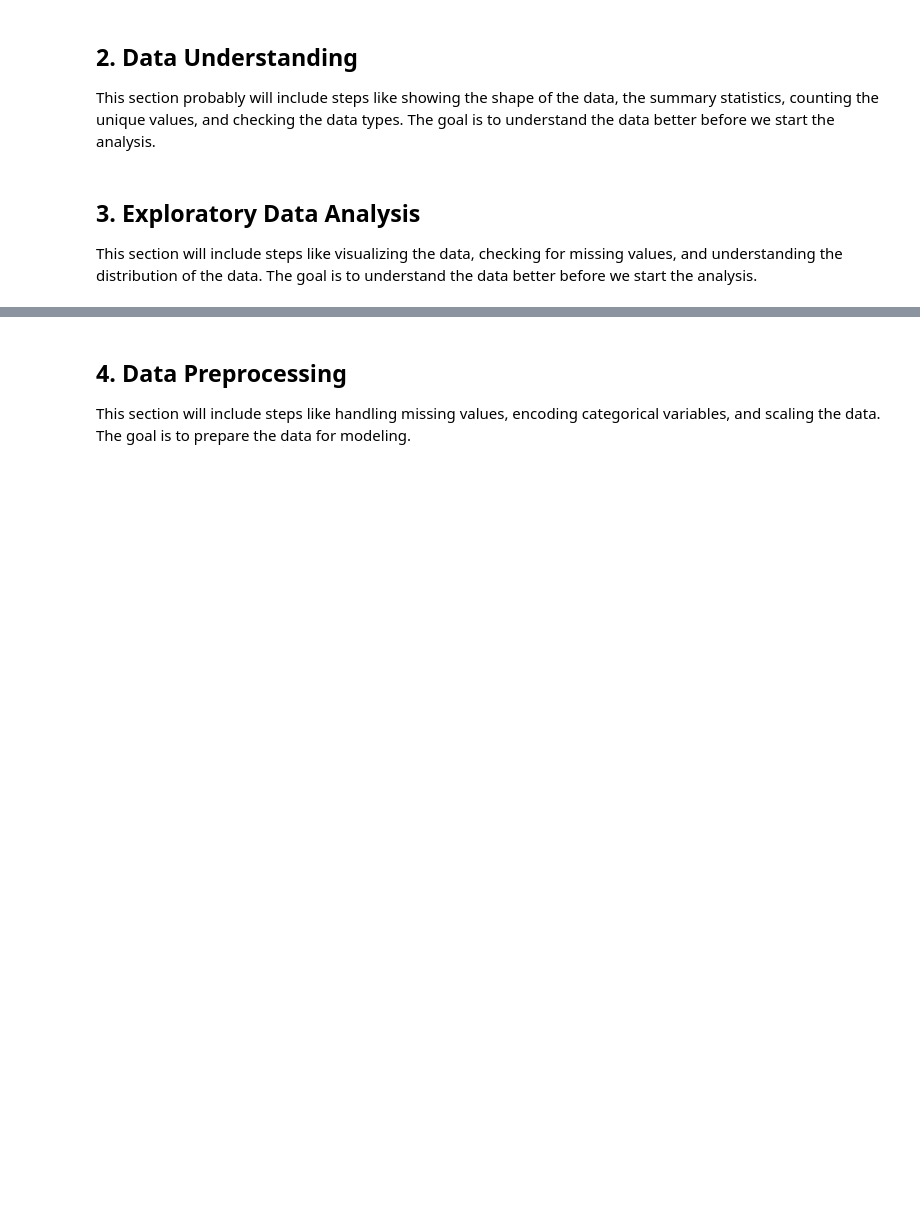
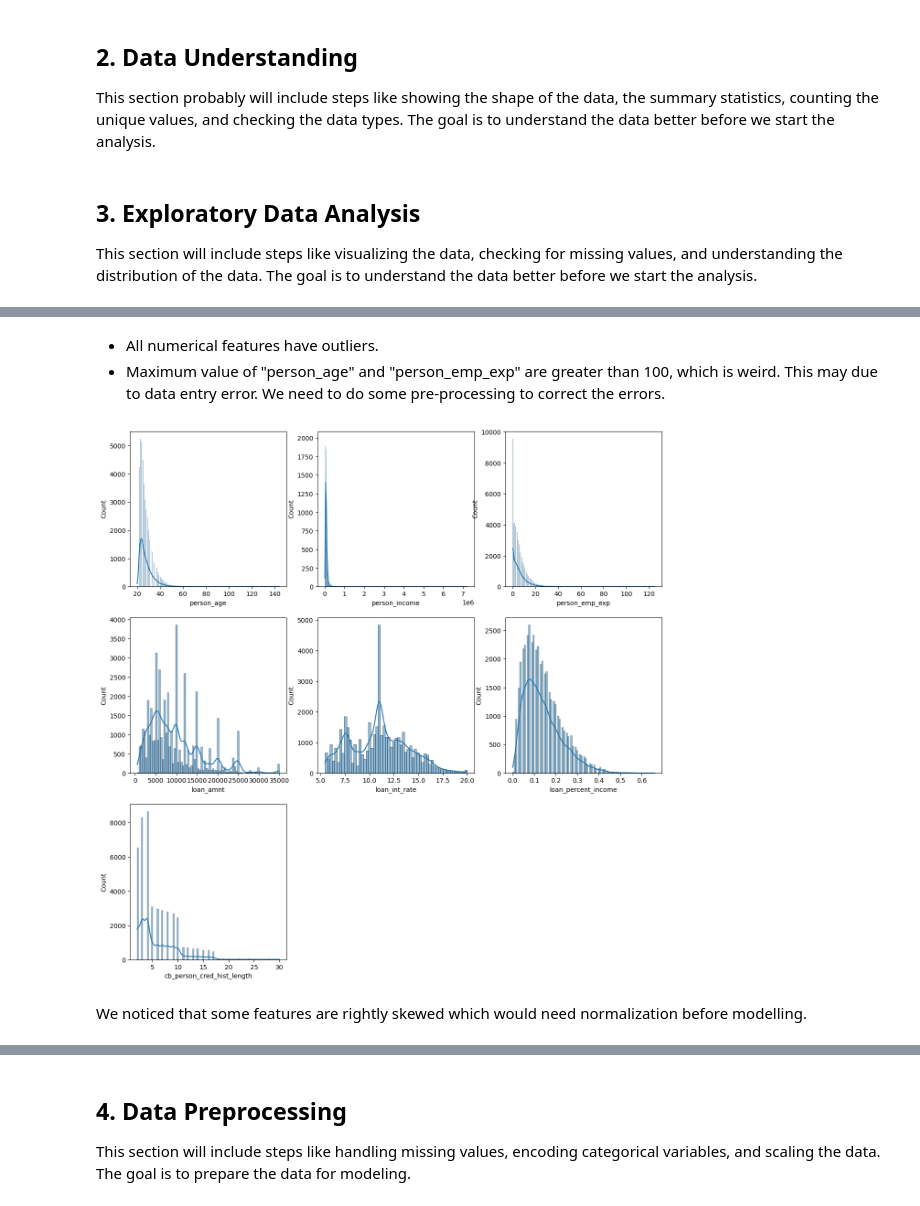
Before and after one commit to keanteng/wqd7012-assignment-1, a Jupyter notebook: code.ipynb, the cells around one changed output, grey strips where cells are left out. Drawn from its saved outputs; the diff is of its cells as text; code cells hidden in the pictures; blank space fills up the shorter version.

```diff
--- a/code.ipynb
+++ b/code.ipynb
@@ -54,0 +117,14 @@ import seaborn as sns
+# %% [markdown]
+- All numerical features have outliers.
+- Maximum value of "person_age" and "person_emp_exp" are greater than 100, which is weird. This may due to data entry error. We need to do some pre-processing to correct the errors.
+# %%
+# Histogram
+plt.figure(figsize=(15,15))
+for i,col in zip(range(1,len(n_column)),df[n_column]):
+    plt.subplot(3,3,i)
+    sns.histplot(data=df, x=df[col],kde=True)
+plt.show()
+# %% [output]
+[figure, added]
+# %% [markdown]
+We noticed that some features are rightly skewed which would need normalization before modelling.
```
Also changed, not shown: parts of 20 cells of this notebook.
